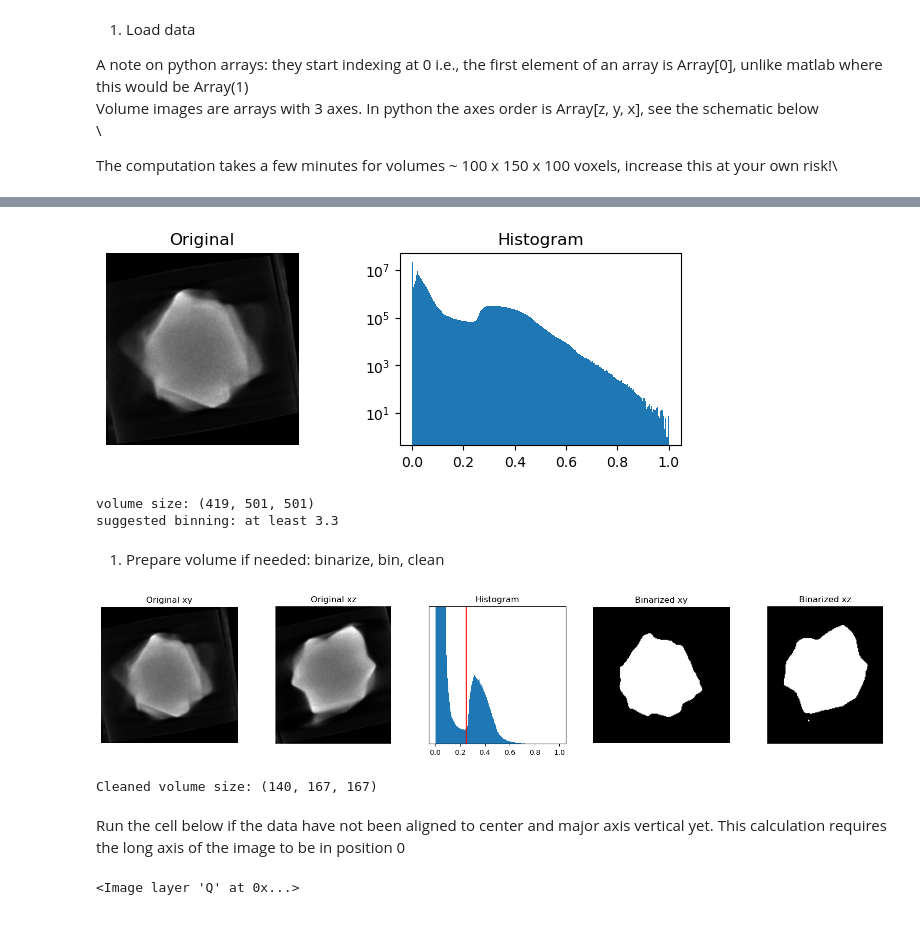
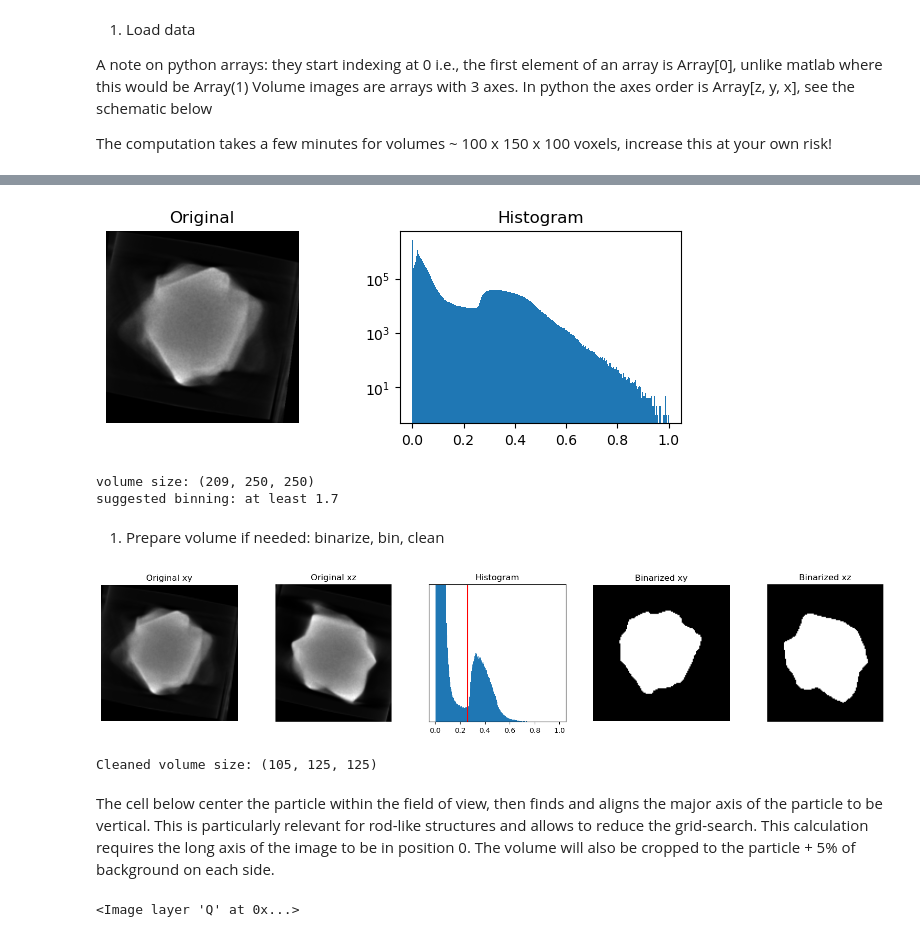
Before and after one commit to robgirod/asymmetry-measure, a Jupyter notebook: asymmetry_3D.ipynb, the cells around one changed output, grey strips where cells are left out. Cells and saved outputs as stored; diff of their text form; code cells hidden in the pictures.

```diff
--- a/asymmetry_3D.ipynb
+++ b/asymmetry_3D.ipynb
@@ -13,38 +20,37 @@ V = napari.Viewer(ndisplay = 3)
 # %% [markdown]
 1. Load data
 
-A note on python arrays: they start indexing at 0 i.e., the first element of an array is Array[0], unlike matlab where this would be Array(1)\
-Volume images are arrays with 3 axes. In python the axes order is Array[z, y, x], see the schematic below\
-\
+A note on python arrays: they start indexing at 0 i.e., the first element of an array is Array[0], unlike matlab where this would be Array(1)
+Volume images are arrays with 3 axes. In python the axes order is Array[z, y, x], see the schematic below
 
-The computation takes a few minutes for volumes ~ 100 x 150 x 100 voxels, increase this at your own risk!\
+The computation takes a few minutes for volumes ~ 100 x 150 x 100 voxels, increase this at your own risk!
 # %% [markdown]
 ![image.png](attachment:image.png)
 # %%
-filename = r"C:\Users\rgirod\OneDrive - Universiteit Antwerpen\Data\Scripts\asymmetry-measure\test\chiral_helicoid.rec"
+filename = r"C:\Users\rgirod\OneDrive - Universiteit Antwerpen\Data\Scripts\asymmetry-measure\test\chiral_helicoid.tif"
 Q = read_data(filename) # Can read .tif(f), .mrc, .rec
 plot_histogram(Q)
 
 print(f'volume size: {Q.shape}')
 print(f'suggested binning: at least {max(Q.shape) / 150:.1f}')
 # %% [output]
-[figure, old version]
+[figure, new version]
-volume size: (419, 501, 501)
-suggested binning: at least 3.3
+volume size: (209, 250, 250)
+suggested binning: at least 1.7
 # %% [markdown]
 1. Prepare volume if needed: binarize, bin, clean
 # %%
-threshold = 0.25 # 'otsu' or float corresponding to a manual intensity threshold
-cleaning = 1 # median filter footprint (int)
-binning = 3 # binning factor (int), typically so that longest axis is at most 150 px
+threshold = 0.26    # 'otsu' or float corresponding to a manual intensity threshold
+cleaning = 1        # median filter footprint (int)
+binning = 2         # binning factor (int), typically so that longest axis is at most 150 px
 
 Q1 = prepare_volume(Q, threshold, cleaning, binning, V)
 print(f'Cleaned volume size: {Q1.shape}')
 # %% [output]
-[figure, old version]
+[figure, new version]
-Cleaned volume size: (140, 167, 167)
+Cleaned volume size: (105, 125, 125)
-# %% [markdown]
-Run the cell below if the data have not been aligned to center and major axis vertical yet. This calculation requires the long axis of the image to be in position 0
+# %% [markdown]
+The cell below center the particle within the field of view, then finds and aligns the major axis of the particle to be vertical. This is particularly relevant for rod-like structures and allows to reduce the grid-search. This calculation requires the long axis of the image to be in position 0. The volume will also be cropped to the particle + 5% of background on each side.
 # %%
 Q = Q1
 Q = rotate_pca(Q) # Mainly for rod-like structures
```
Also changed, not shown: parts of 13 cells of this notebook, 7 other files.
